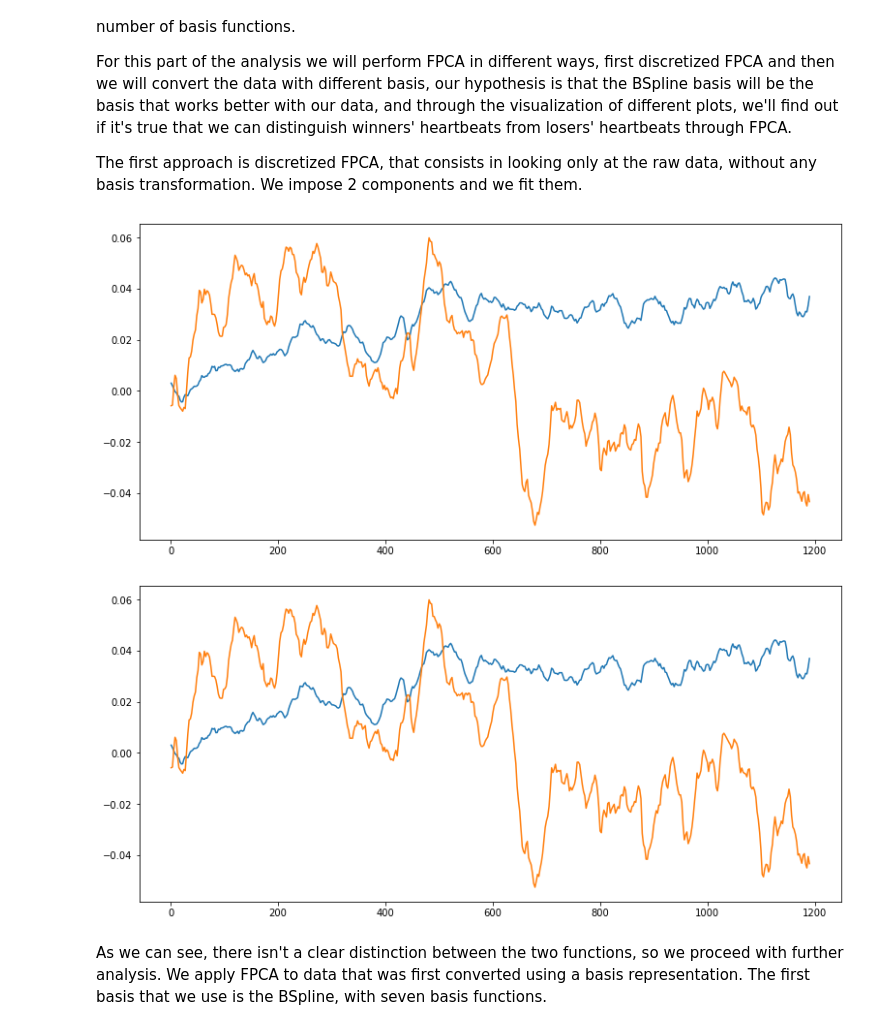
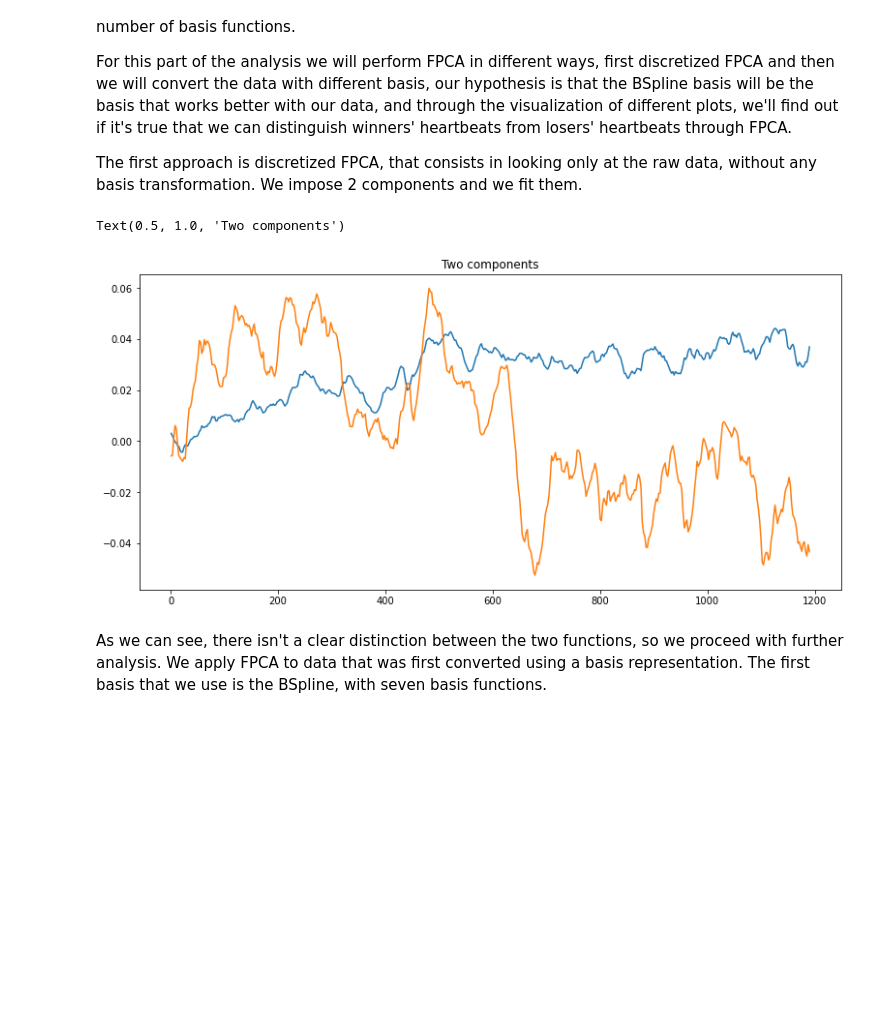
Before and after one commit to tommdim/statistics-101, a Jupyter notebook: FDA_tot.ipynb, the cells around one changed output. Cells and saved outputs as stored; diff of their text form; code cells hidden in the pictures; blank space fills up the shorter version.

```diff
--- a/FDA_tot.ipynb
+++ b/FDA_tot.ipynb
@@ -500,0 +657,40 @@ By looking at the covariance matrix and at the cross-correlation graph, we can s
+# %%
+#The functions will then be projected to the functional basis, solving a least squares problem in order to find the
+# optimal coefficients of the expansion
+heartrate = pd.read_csv('heartrate.csv')
+hr = []
+winn_forgrid = []
+lose_forgrid = []
+winners = {'Game0814-2':'b', 'Game0816-6':'w', 'Game0816-1':'w', 'Game0816-7':'b', 'Game0813-3':'b', 'Game0813-4':'w', 'Game0529-2':'w', 'Game0529-5':'b', 'Game0813-2':'w', 'Game0529-4':'w', 'Game0529-3':'w', 'Game0814-1':'w', 'Game0816-2':'b', 'Game0816-5':'b', 'Game0816-4':'w', 'Game0816-3':'w', 'Game0529-1':'b', 'Game0813-1':'b'}
+games =['Game0813-2','Game0813-4','Game0529-2','Game0816-6','Game0529-3','Game0816-1','Game0816-7','Game0814-1','Game0816-3','Game0813-1','Game0813-3','Game0816-2','Game0814-2','Game0816-4','Game0529-5','Game0816-5','Game0529-1']
+dic_winners={}
+dic_losers = {}
+for el in games:
+        if winners[el] == 'b':
+                dic_winners[el+'b']=adjust(np.array(realwage[el]['b']['HR']), len(realwage))
+                dic_losers[el+'w']=adjust(np.array(realwage[el]['w']['HR']), len(realwage))
+        if winners[el] == 'w':
+                dic_winners[el+'w']=adjust(np.array(realwage[el]['w']['HR']), len(realwage))
+                dic_losers[el+'b']=adjust(np.array(realwage[el]['b']['HR']), len(realwage))
+winn = pd.DataFrame(dic_winners)
+lose = pd.DataFrame(dic_losers)
+
+for column in heartrate:
+    lista = list(heartrate[column])
+    hr.append(lista)
+
+for column in winn:
+    listo = list(winn[column])
+    winn_forgrid.append(listo)
+
+for column in lose:
+    listu = list(lose[column])
+    lose_forgrid.append(listu)
+
+heartrate = skfda.FDataGrid(data_matrix=hr, sample_points=[*range(1, len(hr[0])+1)])
+basis = skfda.representation.basis.BSpline(n_basis=5)
+winners =  skfda.FDataGrid(data_matrix=winn_forgrid, sample_points=[*range(1, len(winn_forgrid[0])+1)])
+W_basis = winners.to_basis(basis)
+# Plotting the winners smoothed heartrate
+W_basis.plot()
+plt.show()
@@ -508,23 +757,22 @@ The first approach is discretized FPCA, that consists in looking only at the raw
 # %%
 from skfda.exploratory.visualization import FPCAPlot
 from skfda.preprocessing.dim_reduction.projection import FPCA
 
 
 heartrate = pd.read_csv('heartrate.csv')
 hr = []
 for column in heartrate:
     lista = list(heartrate[column])
     hr.append(lista)
 
 
-# time = (heartrate.index).to_numpy()
-#heartrate = heartrate.to_numpy()
 heartrate = skfda.FDataGrid(data_matrix=hr, sample_points=[*range(1, len(hr[0])+1)])
 fpca_disc = FPCA(n_components=2)
 fpca_disc.fit(heartrate)
 fpca_disc.components_.plot()
+plt.title('Two components')
 # %% [output]
+Text(0.5, 1.0, 'Two components')
-[figure, old version]
+[figure, new version]
-[figure, removed]
 # %% [markdown]
 As we can see, there isn't a clear distinction between the two functions, so we proceed with further analysis. We apply FPCA to data that was first converted using a basis representation. The first basis that we use is the BSpline, with seven basis functions.
```
Also changed, not shown: parts of 108 cells of this notebook.
